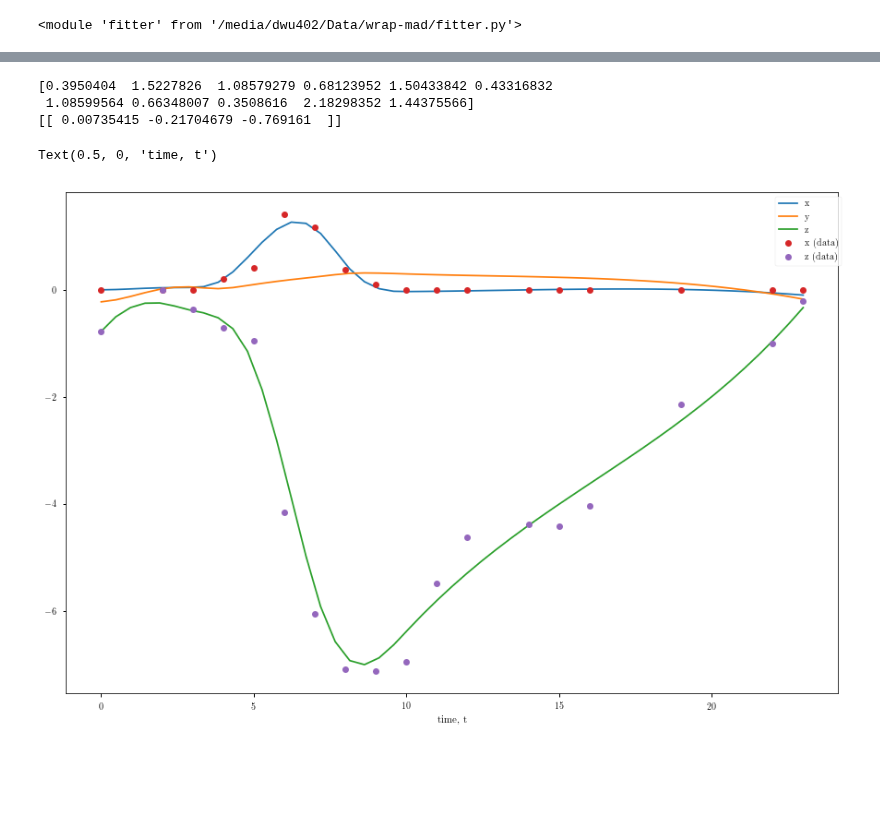
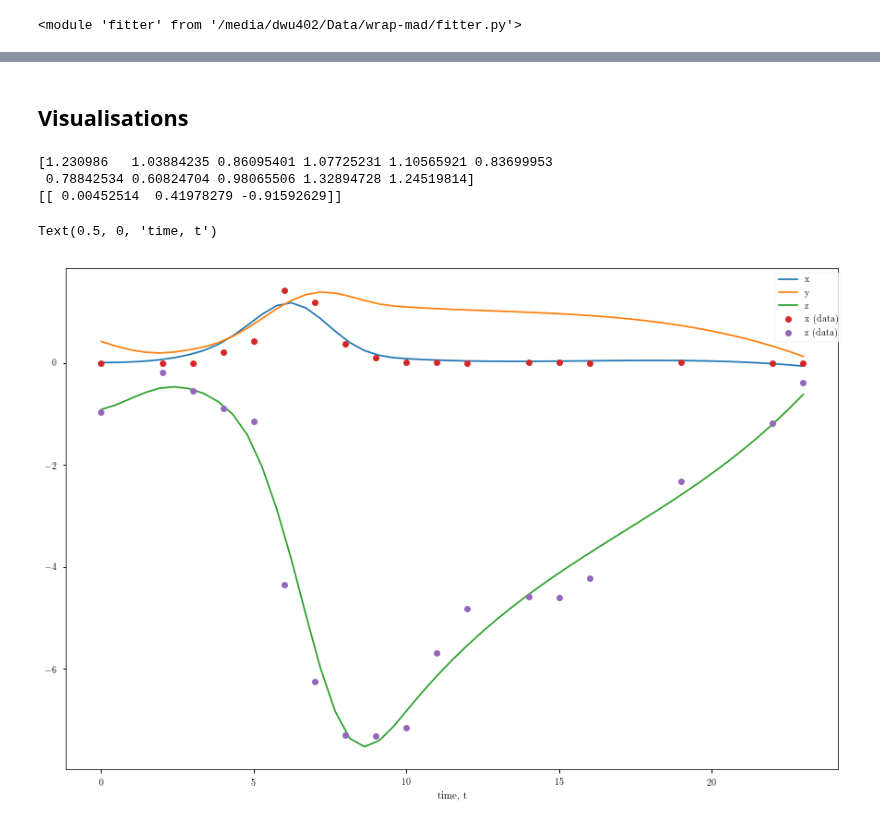
Before and after one commit to dwu402/self-harm, a Jupyter notebook: hypercurve.ipynb, the cells around one changed output, grey strips where cells are left out. Drawn from its saved outputs; the diff is of its cells as text; code cells hidden in the pictures; blank space fills up the shorter version.

```diff
--- a/hypercurve.ipynb
+++ b/hypercurve.ipynb
@@ -20,4 +20,4 @@ from cycler import cycler
 new_color = cycler(color=["k"])
 plt.rcParams['axes.prop_cycle'] = plt.rcParams['axes.prop_cycle'].concat(new_color)
 # %%
-context = ingestor.Context("runs/minimal4.3.run")
+context = ingestor.Context("runs/minimalsp3.run")
@@ -26,5 +24,5 @@ model = modeller.Model(context)
 # %%
-solver = fitter.Fitter()
+solver = fitter.ParaFitter(context)
 # %%
 def replace(l, idx, val):
     return l[:idx] + [val] + l[idx+1:]
@@ -43,22 +77,25 @@ solver.outer_objectives
+# %% [markdown]
+## Visualisations
 # %%
 target_rho = 1
-c_end = solver.problems[0].cache.results[fitter.tokey(target_rho, solver.solutions[str(target_rho)][0].x)].x
-print(solver.solutions[str(target_rho)][0].x)
-xs_end = np.array([np.array(i) for i in getx(model.observation_times,
-                                         *fitter.argsplit(c_end,
-                                                          3)
-                                        )])
+getx0 = fitter.ca.Function("getx", [solver.models[1].ts, *solver.models[1].cs], solver.models[1].xs)
+c_end = solver.problems[1].cache.results[fitter.tokey(target_rho, solver.solutions[str(target_rho)][1].x)].x
+print(solver.solutions[str(target_rho)][1].x)
+xs_end = np.array([np.array(i) for i in getx0(solver.models[1].observation_times,
+                                              *fitter.argsplit(c_end,
+                                                               3)
+                                             )])
 print(xs_end[:,0].T)
-plt.plot(model.observation_times, np.hstack([xs_end[0], xs_end[1], xs_end[2]]),
-         context.datasets[0]['t'], context.datasets[0]['x'], 'o',
-         context.datasets[0]['t'], context.datasets[0]['z'], 'o')
+plt.plot(solver.models[1].observation_times, np.hstack([xs_end[0], xs_end[1], xs_end[2]]),
+         context.datasets[1]['t'], context.datasets[1]['x'], 'o',
+         context.datasets[1]['t'], context.datasets[1]['z'], 'o')
 plt.legend(list("xyz") + ["x (data)", "z (data)"], loc="best", bbox_to_anchor=(1.01, 1))
 plt.xlabel("time, t")
 # %% [output]
-[0.3950404  1.5227826  1.08579279 0.68123952 1.50433842 0.43316832
- 1.08599564 0.66348007 0.3508616  2.18298352 1.44375566]
-[[ 0.00735415 -0.21704679 -0.769161  ]]
+[1.230986   1.03884235 0.86095401 1.07725231 1.10565921 0.83699953
+ 0.78842534 0.60824704 0.98065506 1.32894728 1.24519814]
+[[ 0.00452514  0.41978279 -0.91592629]]
 Text(0.5, 0, 'time, t')
-[figure, old version]
+[figure, new version]
 # %%
 spline_dfield = np.array([context.model(t, xs_end[:,i], solver.solutions[str(target_rho)][0].x)
```
Also changed, not shown: parts of 8 cells of this notebook.
